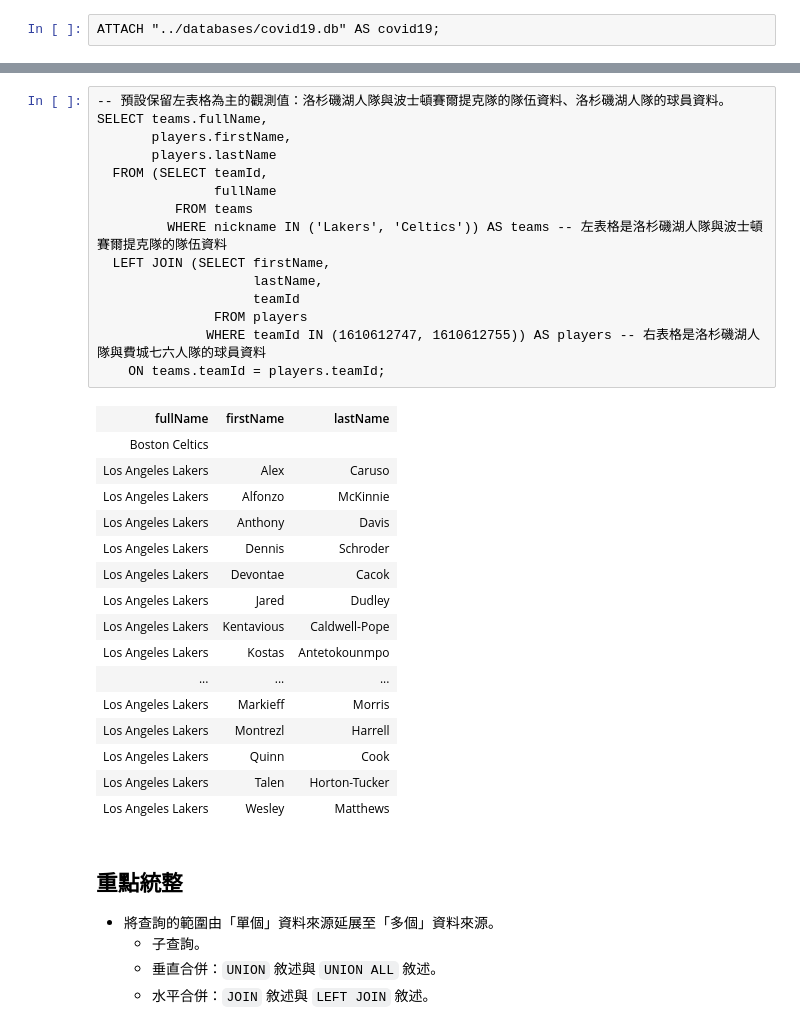
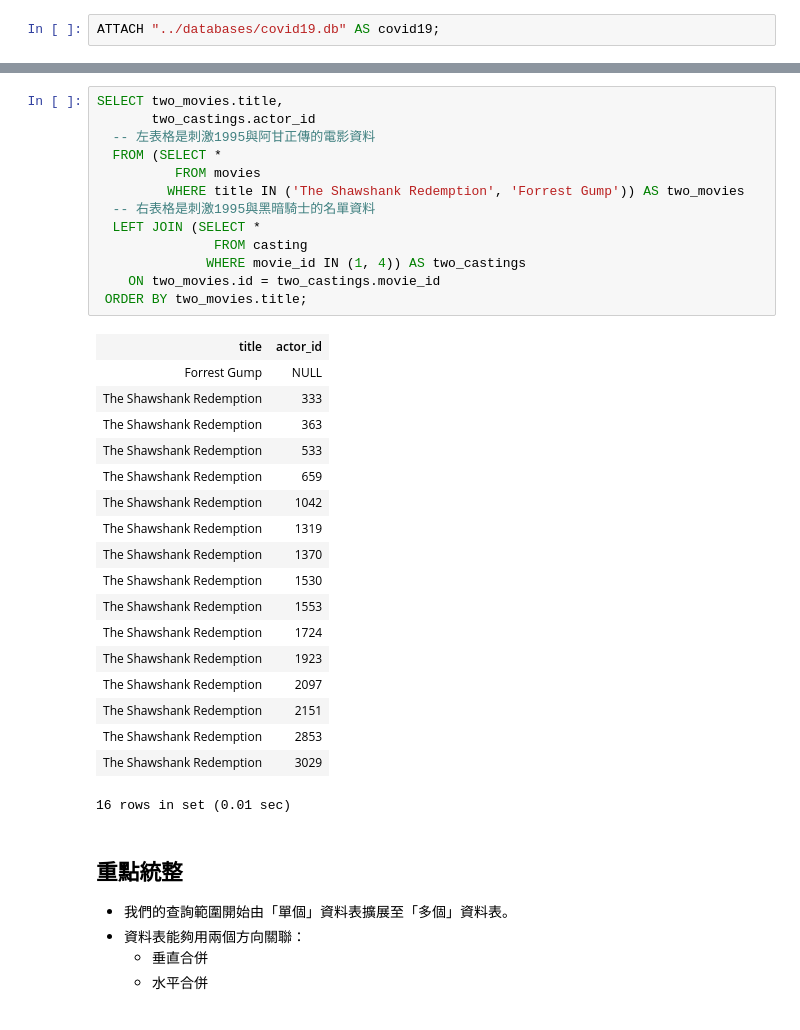
Before and after one commit to datainpoint/classroom-hahow-sqlfifty, a Jupyter notebook: 11-union-join/lecture.ipynb, the cells around one changed output, grey strips where cells are left out. Cells and saved outputs as stored; diff of their text form.

````diff
--- a/11-union-join/lecture.ipynb
+++ b/11-union-join/lecture.ipynb
@@ -323,41 +372,41 @@ SELECT left_table.column_name,
     ON left_table.join_key = right_table.join_key;
 ```
 # %%
--- 預設保留左表格為主的觀測值：洛杉磯湖人隊與波士頓賽爾提克隊的隊伍資料、洛杉磯湖人隊的球員資料。
-SELECT teams.fullName,
-       players.firstName,
-       players.lastName
-  FROM (SELECT teamId,
-               fullName
-          FROM teams
-         WHERE nickname IN ('Lakers', 'Celtics')) AS teams -- 左表格是洛杉磯湖人隊與波士頓賽爾提克隊的隊伍資料
-  LEFT JOIN (SELECT firstName,
-                    lastName,
-                    teamId
-               FROM players
-              WHERE teamId IN (1610612747, 1610612755)) AS players -- 右表格是洛杉磯湖人隊與費城七六人隊的球員資料
-    ON teams.teamId = players.teamId;
+SELECT two_movies.title,
+       two_castings.actor_id
+  -- 左表格是刺激1995與阿甘正傳的電影資料
+  FROM (SELECT *
+          FROM movies
+         WHERE title IN ('The Shawshank Redemption', 'Forrest Gump')) AS two_movies
+  -- 右表格是刺激1995與黑暗騎士的名單資料
+  LEFT JOIN (SELECT *
+               FROM casting
+              WHERE movie_id IN (1, 4)) AS two_castings
+    ON two_movies.id = two_castings.movie_id
+ ORDER BY two_movies.title;
 # %% [output]
-| fullName | firstName | lastName |
-| Boston Celtics |  |  |
-| Los Angeles Lakers | Alex | Caruso |
-| Los Angeles Lakers | Alfonzo | McKinnie |
-| Los Angeles Lakers | Anthony | Davis |
-| Los Angeles Lakers | Dennis | Schroder |
-| Los Angeles Lakers | Devontae | Cacok |
-| Los Angeles Lakers | Jared | Dudley |
-| Los Angeles Lakers | Kentavious | Caldwell-Pope |
-| Los Angeles Lakers | Kostas | Antetokounmpo |
-| ... | ... | ... |
-| Los Angeles Lakers | Markieff | Morris |
-| Los Angeles Lakers | Montrezl | Harrell |
-| Los Angeles Lakers | Quinn | Cook |
-| Los Angeles Lakers | Talen | Horton-Tucker |
-| Los Angeles Lakers | Wesley | Matthews |
+| title | actor_id |
+| Forrest Gump | NULL |
+| The Shawshank Redemption | 333 |
+| The Shawshank Redemption | 363 |
+| The Shawshank Redemption | 533 |
+| The Shawshank Redemption | 659 |
+| The Shawshank Redemption | 1042 |
+| The Shawshank Redemption | 1319 |
+| The Shawshank Redemption | 1370 |
+| The Shawshank Redemption | 1530 |
+| The Shawshank Redemption | 1553 |
+| The Shawshank Redemption | 1724 |
+| The Shawshank Redemption | 1923 |
+| The Shawshank Redemption | 2097 |
+| The Shawshank Redemption | 2151 |
+| The Shawshank Redemption | 2853 |
+| The Shawshank Redemption | 3029 |
+16 rows in set (0.01 sec)
 # %% [markdown]
 ## 重點統整
 
-- 將查詢的範圍由「單個」資料來源延展至「多個」資料來源。
-    - 子查詢。
-    - 垂直合併：`UNION` 敘述與 `UNION ALL` 敘述。
-    - 水平合併：`JOIN` 敘述與 `LEFT JOIN` 敘述。
+- 我們的查詢範圍開始由「單個」資料表擴展至「多個」資料表。
+- 資料表能夠用兩個方向關聯：
+    - 垂直合併
+    - 水平合併
````
Also changed, not shown: parts of 49 cells of this notebook, 8 other files.
